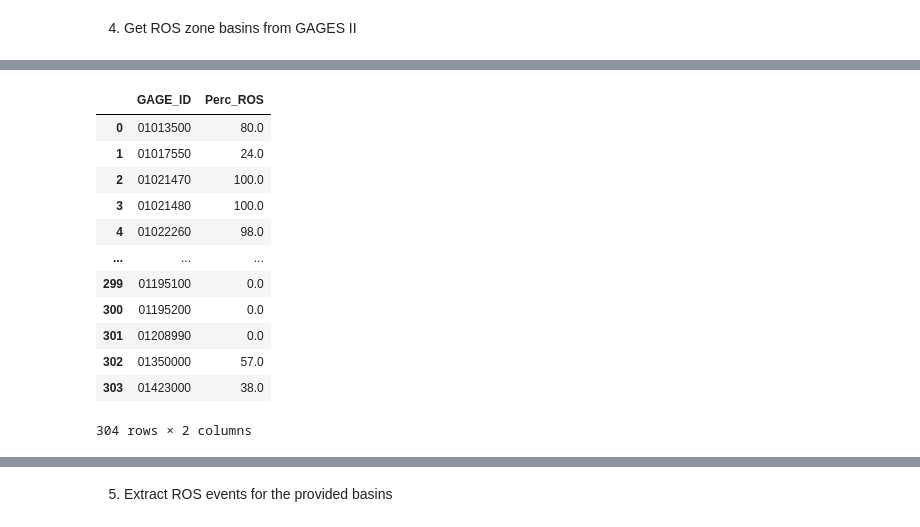
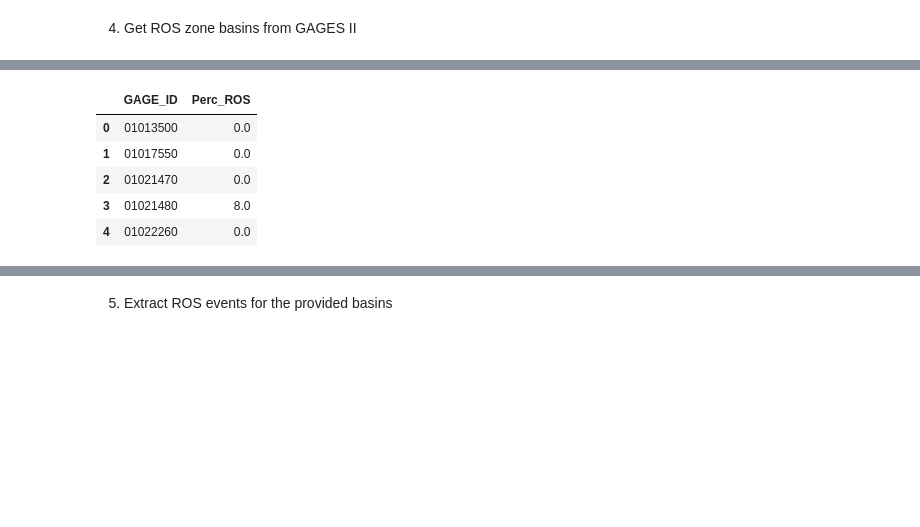
Before and after one commit to moralesvm/rain-on-snow, a Jupyter notebook: ros-workflow/ros_NE.ipynb, the cells around one changed output, grey strips where cells are left out. Cells and saved outputs as stored; diff of their text form; code cells hidden in the pictures; blank space fills up the shorter version.

```diff
--- a/ros-workflow/ros_NE.ipynb
+++ b/ros-workflow/ros_NE.ipynb
@@ -23,7 +27,8 @@ client
 # %%
 # Path to AWS NWM retrospective data
 s3_path = 's3://noaa-nwm-retrospective-3-0-pds/CONUS/zarr/ldasout.zarr'
-timerange_test = slice('2019-01-01 00:00:00','2020-12-31 18:00:00')
+#timerange_test = slice('2019-01-01 00:00:00','2020-12-31 18:00:00')
+timerange_test = slice('1979-10-01 00:00:00','2022-09-30 18:00:00')
 variables = ["SNEQV", "QRAIN"]
 # %%
 %%time
@@ -65,5 +68,5 @@ cx.add_basemap(axs, crs=nwm_proj.crs, source=cx.providers.CartoDB.Positron)
 # %%
 %%time
 # The threshold for the full retrospective period should be 43, but since we are testing with 2 years for now, it is set to 2.
-ros_zone = ros.define_ros_zone(daily_ros_mask = ros_daily_mask, threshold = 2)
+ros_zone = ros.define_ros_zone(daily_ros_mask = ros_daily_mask, threshold = 43)
 # %% [output]
@@ -77,3 +85,6 @@ shpPath = '~/netfiles/ciroh/mmorales/ROS_project/shapefiles/GAGES_II/boundaries_
 fname = 'bas_ref_all.shp'
 #fname = 'bas_nonref_NorthEast.shp'
 shapefile = f'{shpPath}{fname}'
+# %%
+# Prepares basins shapefile in the NWM projection and subsets them to the domain extension
+bsns_shp = ros.prepare_spatial_assets(ds = ds_ne, shp_path = shapefile)
@@ -80,5 +93,5 @@ shapefile = f'{shpPath}{fname}'
 # %%
 %%time
 # The function will return a dataframe with the basins and % of grid cells within the ROS zone
-ros_zone_bsns_df = ros.get_ros_basins(ros_zone = ros_zone,shpPath = shapefile)
+ros_zone_bsns_df = ros.get_ros_basins(ros_zone = ros_zone,shp = bsns_shp)
 # %% [output]
@@ -87,18 +100,11 @@ Wall time: 4.82 s
 # %%
-ros_zone_bsns_df
+ros_zone_bsns_df.head()
 # %% [output]
 |  | GAGE_ID | Perc_ROS |
-| 0 | 01013500 | 80.0 |
-| 1 | 01017550 | 24.0 |
-| 2 | 01021470 | 100.0 |
-| 3 | 01021480 | 100.0 |
-| 4 | 01022260 | 98.0 |
-| ... | ... | ... |
-| 299 | 01195100 | 0.0 |
-| 300 | 01195200 | 0.0 |
-| 301 | 01208990 | 0.0 |
-| 302 | 01350000 | 57.0 |
-| 303 | 01423000 | 38.0 |
+| 0 | 01013500 | 0.0 |
+| 1 | 01017550 | 0.0 |
+| 2 | 01021470 | 0.0 |
+| 3 | 01021480 | 8.0 |
+| 4 | 01022260 | 0.0 |
-304 rows × 2 columns
 # %%
 # Let's take a look at the basins and ros zone
```
Also changed, not shown: parts of 18 cells of this notebook.
